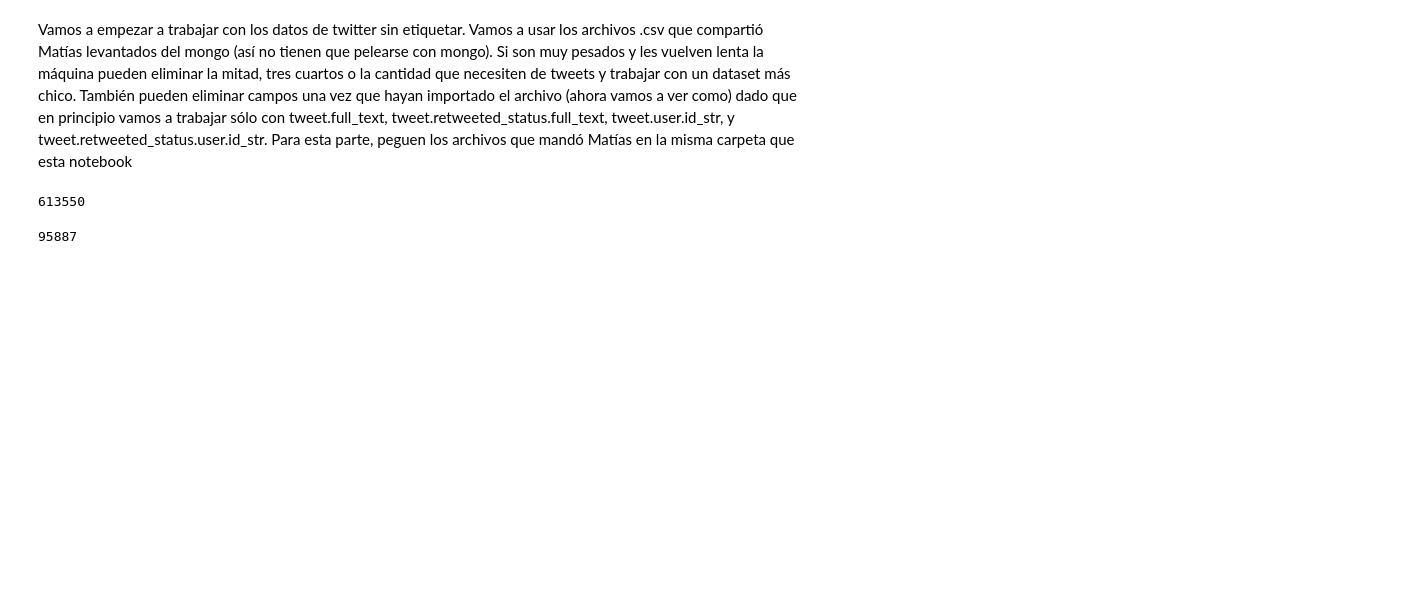
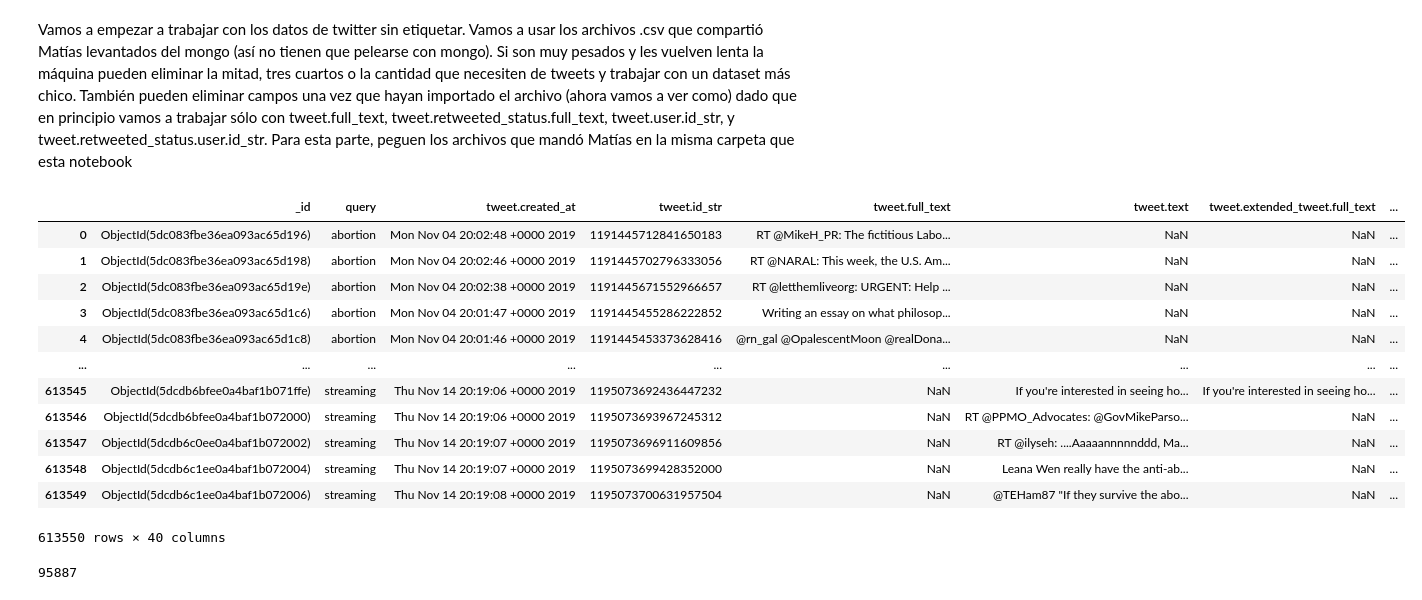
Before and after one commit to matiugrin/mentoria, a Jupyter notebook: 1 - Posicionamiento respecto a un tópico en twitter - Analisis y Visualización.ipynb, the cells around one changed output. Saved outputs shown, nothing was run; the diff lists cells and outputs as text; code cells hidden in the pictures; blank space fills up the shorter version.

```diff
--- a/1 - Posicionamiento respecto a un tópico en twitter - Analisis y Visualización.ipynb
+++ b/1 - Posicionamiento respecto a un tópico en twitter - Analisis y Visualización.ipynb
@@ -195,4 +226,0 @@ abortion = pd.read_csv("../data/abortion2_tweets.csv")
-# %%
-len(abortion)
-# %% [output]
-613550
@@ -199,3 +232,19 @@ len(abortion)
+# %%
+abortion
+# %% [output]
+|  | _id | query | tweet.created_at | tweet.id_str | tweet.full_text | tweet.text | tweet.extended_tweet.full_text | ... |
+| 0 | ObjectId(5dc083fbe36ea093ac65d196) | abortion | Mon Nov 04 20:02:48 +0000 2019 | 1191445712841650183 | RT @MikeH_PR: The fictitious Labo... | NaN | NaN | ... |
+| 1 | ObjectId(5dc083fbe36ea093ac65d198) | abortion | Mon Nov 04 20:02:46 +0000 2019 | 1191445702796333056 | RT @NARAL: This week, the U.S. Am... | NaN | NaN | ... |
+| 2 | ObjectId(5dc083fbe36ea093ac65d19e) | abortion | Mon Nov 04 20:02:38 +0000 2019 | 1191445671552966657 | RT @letthemliveorg: URGENT: Help ... | NaN | NaN | ... |
+| 3 | ObjectId(5dc083fbe36ea093ac65d1c6) | abortion | Mon Nov 04 20:01:47 +0000 2019 | 1191445455286222852 | Writing an essay on what philosop... | NaN | NaN | ... |
+| 4 | ObjectId(5dc083fbe36ea093ac65d1c8) | abortion | Mon Nov 04 20:01:46 +0000 2019 | 1191445453373628416 | @rn_gal @OpalescentMoon @realDona... | NaN | NaN | ... |
+| ... | ... | ... | ... | ... | ... | ... | ... | ... |
+| 613545 | ObjectId(5dcdb6bfee0a4baf1b071ffe) | streaming | Thu Nov 14 20:19:06 +0000 2019 | 1195073692436447232 | NaN | If you're interested in seeing ho... | If you're interested in seeing ho... | ... |
+| 613546 | ObjectId(5dcdb6bfee0a4baf1b072000) | streaming | Thu Nov 14 20:19:06 +0000 2019 | 1195073693967245312 | NaN | RT @PPMO_Advocates: @GovMikeParso... | NaN | ... |
+| 613547 | ObjectId(5dcdb6c0ee0a4baf1b072002) | streaming | Thu Nov 14 20:19:07 +0000 2019 | 1195073696911609856 | NaN | RT @ilyseh: ....Aaaaannnnnddd, Ma... | NaN | ... |
+| 613548 | ObjectId(5dcdb6c1ee0a4baf1b072004) | streaming | Thu Nov 14 20:19:07 +0000 2019 | 1195073699428352000 | NaN | Leana Wen really have the anti-ab... | NaN | ... |
+| 613549 | ObjectId(5dcdb6c1ee0a4baf1b072006) | streaming | Thu Nov 14 20:19:08 +0000 2019 | 1195073700631957504 | NaN | @TEHam87 "If they survive the abo... | NaN | ... |
+613550 rows × 40 columns
 # %%
 len(abortion["tweet.full_text"].unique())
 # %% [output]
```
Also changed, not shown: parts of 31 cells of this notebook, 6 other files.
